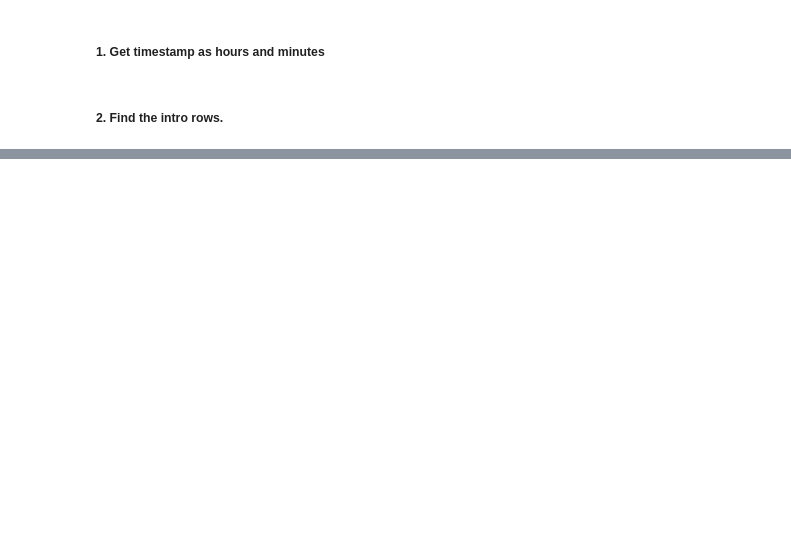
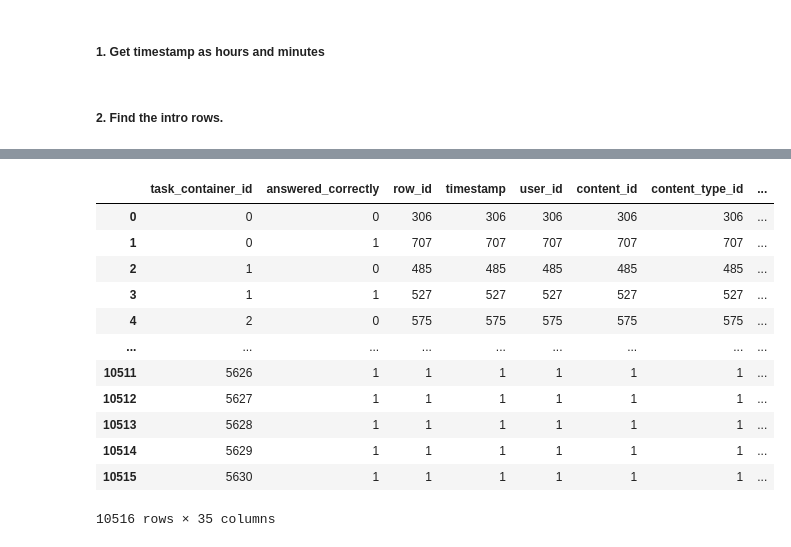
Before and after one commit to Joel-hanson/my-riiid-competition, a Jupyter notebook: original.ipynb, the cells around one changed output, grey strips where cells are left out. Drawn from its saved outputs; the diff is of its cells as text; code cells hidden in the pictures; blank space fills up the shorter version.

```diff
--- a/original.ipynb
+++ b/original.ipynb
@@ -345,0 +355,16 @@ questions_df.head()
+# %%
+train_df.groupby(["task_container_id", 'answered_correctly'], as_index=False).count()
+# %% [output]
+|  | task_container_id | answered_correctly | row_id | timestamp | user_id | content_id | content_type_id | ... |
+| 0 | 0 | 0 | 306 | 306 | 306 | 306 | 306 | ... |
+| 1 | 0 | 1 | 707 | 707 | 707 | 707 | 707 | ... |
+| 2 | 1 | 0 | 485 | 485 | 485 | 485 | 485 | ... |
+| 3 | 1 | 1 | 527 | 527 | 527 | 527 | 527 | ... |
+| 4 | 2 | 0 | 575 | 575 | 575 | 575 | 575 | ... |
+| ... | ... | ... | ... | ... | ... | ... | ... | ... |
+| 10511 | 5626 | 1 | 1 | 1 | 1 | 1 | 1 | ... |
+| 10512 | 5627 | 1 | 1 | 1 | 1 | 1 | 1 | ... |
+| 10513 | 5628 | 1 | 1 | 1 | 1 | 1 | 1 | ... |
+| 10514 | 5629 | 1 | 1 | 1 | 1 | 1 | 1 | ... |
+| 10515 | 5630 | 1 | 1 | 1 | 1 | 1 | 1 | ... |
+10516 rows × 35 columns
```
Also changed, not shown: parts of 77 cells of this notebook.
